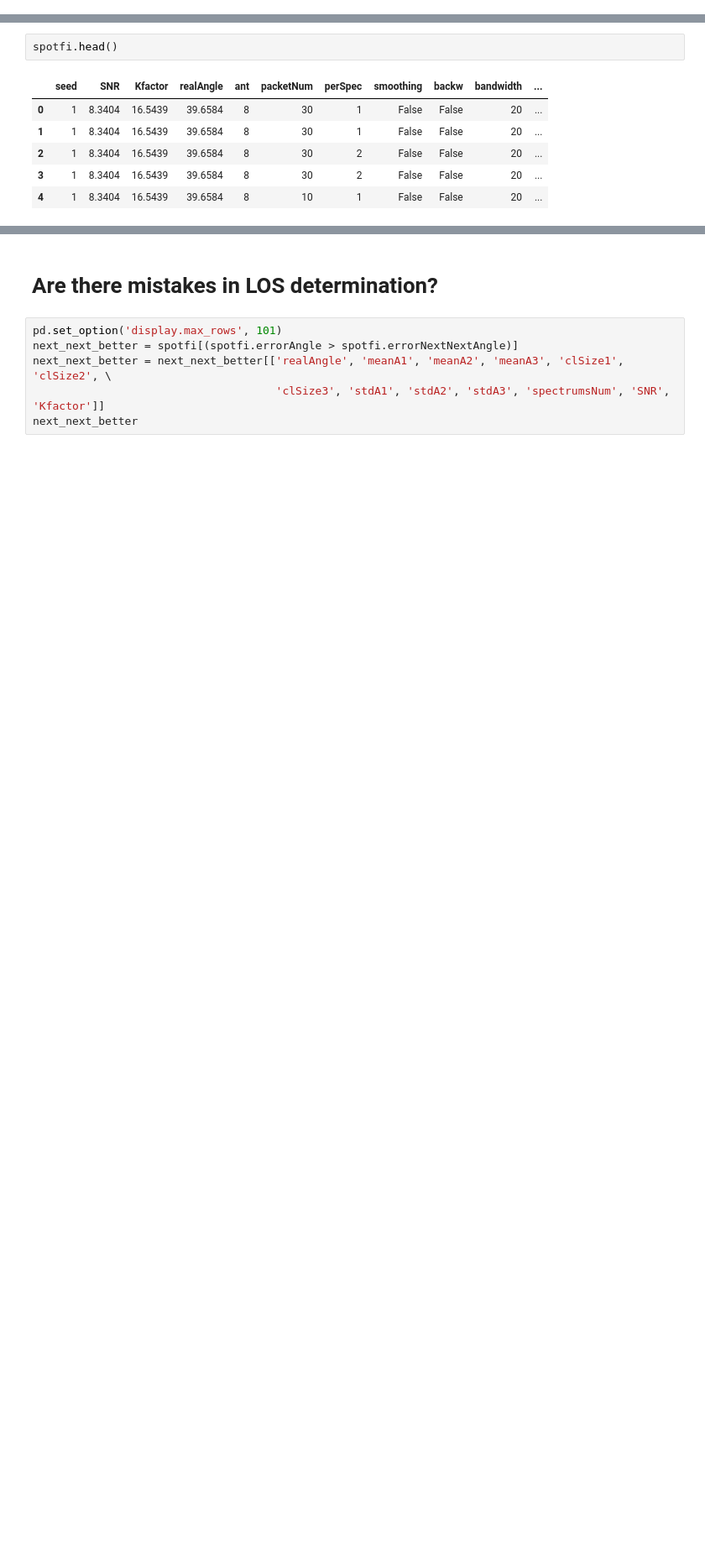
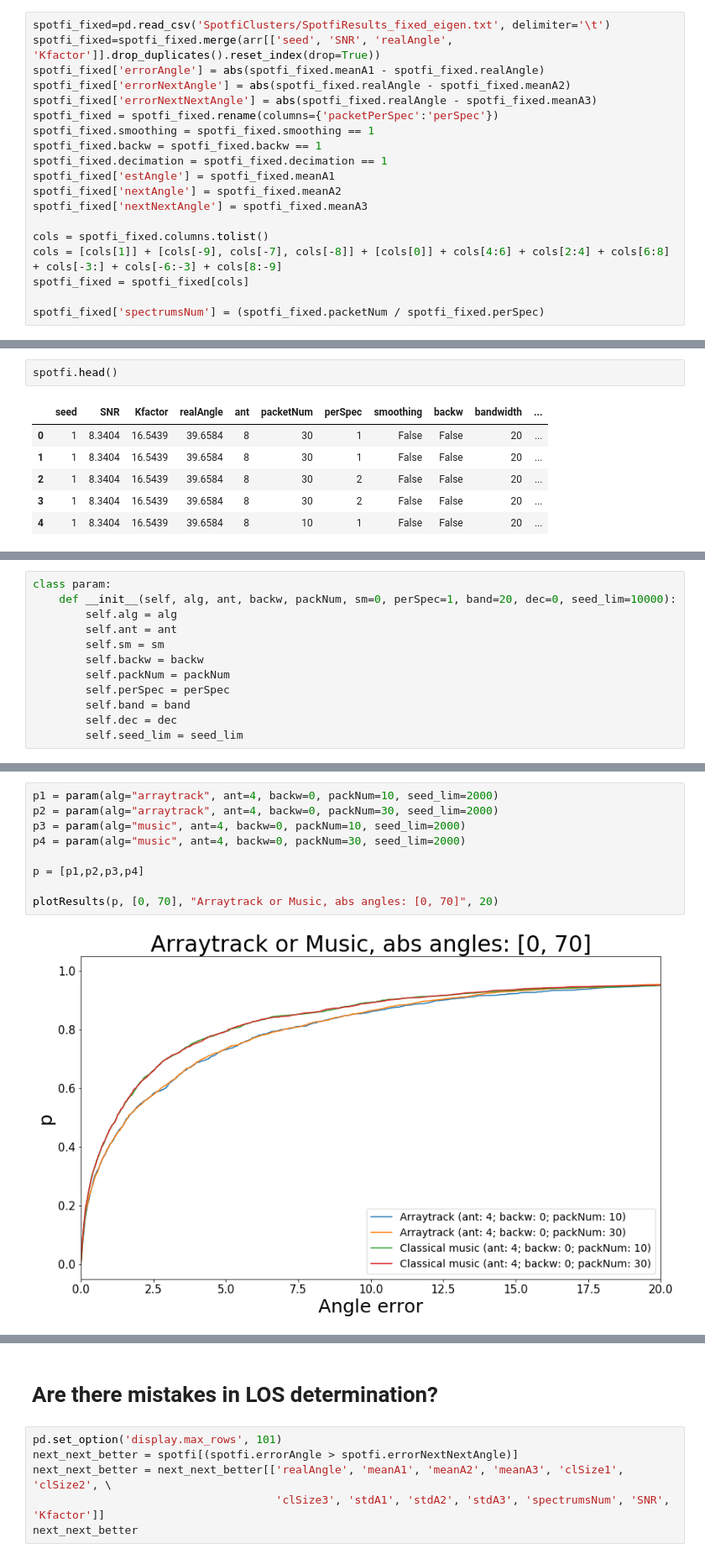
Before and after one commit to MolVlad/Angle-of-Arrival-Estimation-Simulation, a Jupyter notebook: results.ipynb, the cells around one changed output, grey strips where cells are left out. Shown at 84% size. Cells and saved outputs as stored; diff of their text form; blank space fills up the shorter version.

```diff
--- a/results.ipynb
+++ b/results.ipynb
@@ -44,6 +46,25 @@ cols = [cols[1]] + [cols[-9], cols[-7], cols[-8]] + [cols[0]] + cols[4:6] + cols
 spotfi = spotfi[cols]
 
 spotfi['spectrumsNum'] = (spotfi.packetNum / spotfi.perSpec)
+# %%
+spotfi_fixed=pd.read_csv('SpotfiClusters/SpotfiResults_fixed_eigen.txt', delimiter='\t')
+spotfi_fixed=spotfi_fixed.merge(arr[['seed', 'SNR', 'realAngle', 'Kfactor']].drop_duplicates().reset_index(drop=True))
+spotfi_fixed['errorAngle'] = abs(spotfi_fixed.meanA1 - spotfi_fixed.realAngle)
+spotfi_fixed['errorNextAngle'] = abs(spotfi_fixed.realAngle - spotfi_fixed.meanA2)
+spotfi_fixed['errorNextNextAngle'] = abs(spotfi_fixed.realAngle - spotfi_fixed.meanA3)
+spotfi_fixed = spotfi_fixed.rename(columns={'packetPerSpec':'perSpec'})
+spotfi_fixed.smoothing = spotfi_fixed.smoothing == 1
+spotfi_fixed.backw = spotfi_fixed.backw == 1
+spotfi_fixed.decimation = spotfi_fixed.decimation == 1
+spotfi_fixed['estAngle'] = spotfi_fixed.meanA1
+spotfi_fixed['nextAngle'] = spotfi_fixed.meanA2
+spotfi_fixed['nextNextAngle'] = spotfi_fixed.meanA3
+
+cols = spotfi_fixed.columns.tolist()
+cols = [cols[1]] + [cols[-9], cols[-7], cols[-8]] + [cols[0]] + cols[4:6] + cols[2:4] + cols[6:8] + cols[-3:] + cols[-6:-3] + cols[8:-9]
+spotfi_fixed = spotfi_fixed[cols]
+
+spotfi_fixed['spectrumsNum'] = (spotfi_fixed.packetNum / spotfi_fixed.perSpec)
 # %% [markdown]
 # Look at data
 # %%
@@ -75,0 +108,12 @@ spotfi.head()
+# %%
+class param:
+    def __init__(self, alg, ant, backw, packNum, sm=0, perSpec=1, band=20, dec=0, seed_lim=10000):
+        self.alg = alg
+        self.ant = ant
+        self.sm = sm
+        self.backw = backw
+        self.packNum = packNum
+        self.perSpec = perSpec
+        self.band = band
+        self.dec = dec
+        self.seed_lim = seed_lim
@@ -75,0 +203,11 @@ spotfi.head()
+# %%
+p1 = param(alg="arraytrack", ant=4, backw=0, packNum=10, seed_lim=2000)
+p2 = param(alg="arraytrack", ant=4, backw=0, packNum=30, seed_lim=2000)
+p3 = param(alg="music", ant=4, backw=0, packNum=10, seed_lim=2000)
+p4 = param(alg="music", ant=4, backw=0, packNum=30, seed_lim=2000)
+
+p = [p1,p2,p3,p4]
+
+plotResults(p, [0, 70], "Arraytrack or Music, abs angles: [0, 70]", 20)
+# %% [output]
+[figure, added]
```
Also changed, not shown: parts of 122 cells of this notebook, 4 other files.
